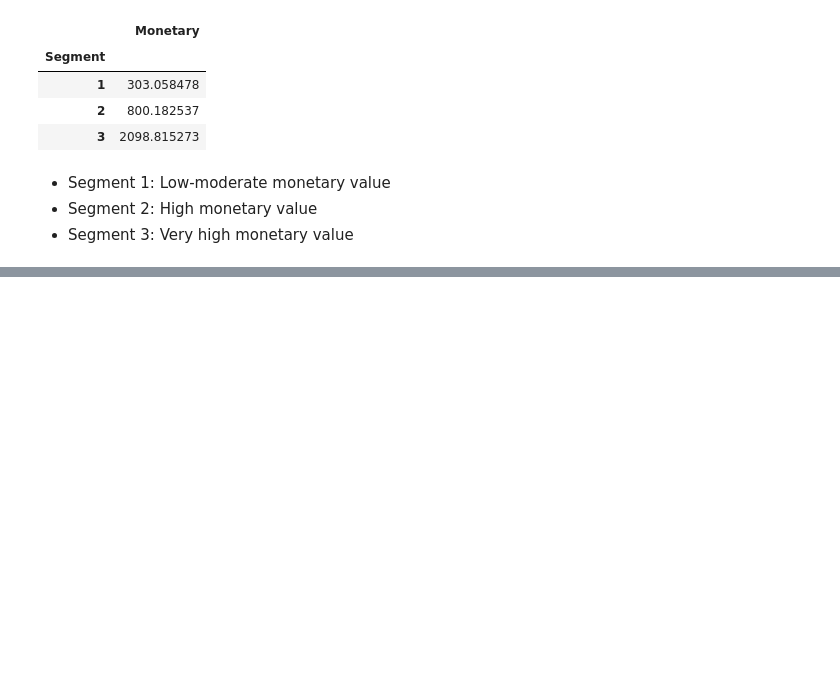
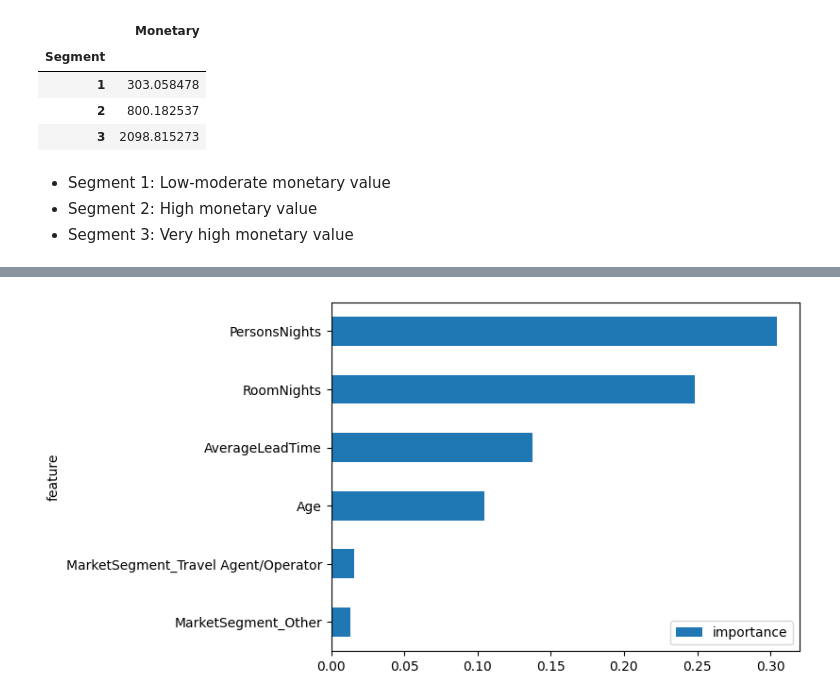
Before and after one commit to Buwoo/BT4211_Hotel, a Jupyter notebook: Hotel_Segmentation.ipynb, the cells around one changed output, grey strips where cells are left out. Drawn from its saved outputs; the diff is of its cells as text; code cells hidden in the pictures; blank space fills up the shorter version.

```diff
--- a/Hotel_Segmentation.ipynb
+++ b/Hotel_Segmentation.ipynb
@@ -439,0 +340,9 @@ plt.show()
+# %%
+# Merge segmented df with the original dataframe
+non_repeat_cust_df = df.merge(RFM_non_repeat_cust_df[['ID', 'Segment']], on='ID', how='inner')
+non_repeat_cust_df = non_repeat_cust_df.loc[:, ~non_repeat_cust_df.columns.str.contains('^Unnamed')]
+
+# Drop features already accounted for in RFM and unrelated features
+non_repeat_cust_df = non_repeat_cust_df.drop(['NameHash', 'DocIDHash', 'TotalRevenue', 'LodgingRevenue', 'OtherRevenue',
+                                              'ID', 'BookingsCheckedIn', 'DaysSinceLastStay', 'DaysSinceFirstStay', 'DaysSinceCreation'], axis=1)
+non_repeat_cust_df.head()
@@ -439,0 +470,15 @@ plt.show()
+# %%
+# Get the feature importances
+importances = clf.feature_importances_
+
+# Get the feature names
+feature_names = X_encoded.columns
+
+# Create a dataframe of feature importances and names
+importance_df = pd.DataFrame({'feature': feature_names, 'importance': importances})
+
+# Sort the dataframe by importance in descending order
+importance_df = importance_df.sort_values(by='importance', ascending=False)
+
+# Display the top 10 most important features
+print(importance_df.head(10))
@@ -439,0 +497,8 @@ plt.show()
+# %%
+# Create a horizontal bar plot
+importance_df[:6].sort_values(by='importance', ascending=True).plot.barh(x='feature', y='importance')
+
+# Show the plot
+plt.show()
+# %% [output]
+[figure, added]
```
Also changed, not shown: parts of 61 cells of this notebook.
